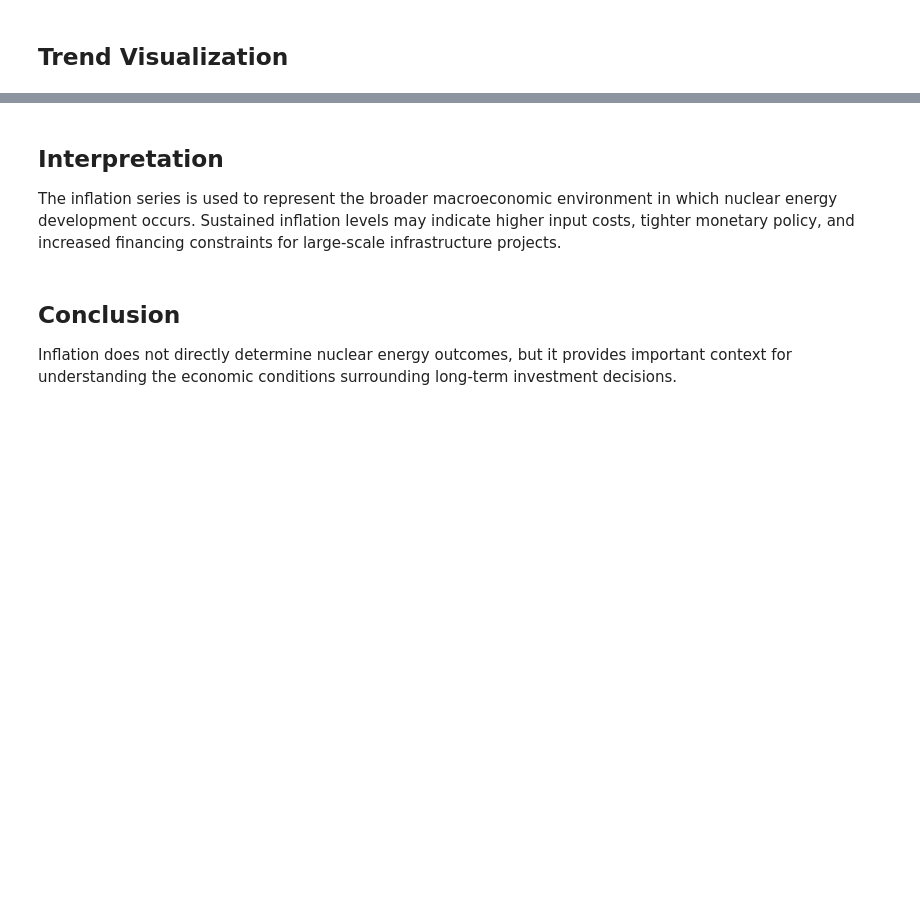
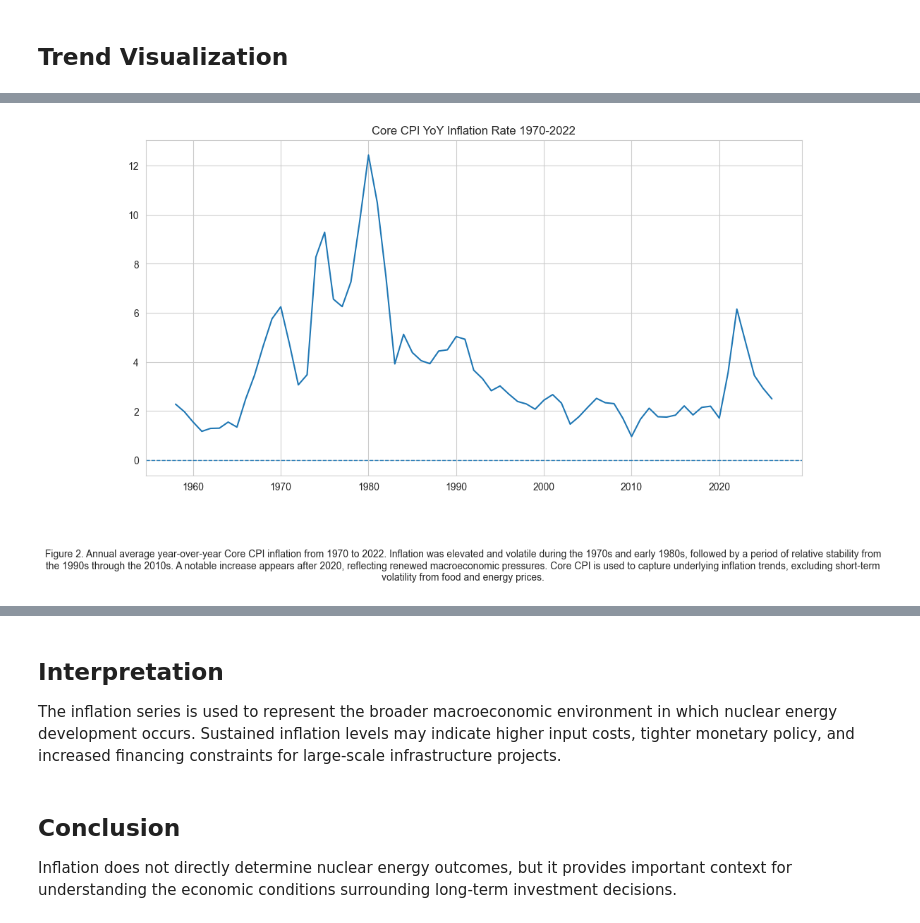
Before and after one commit to DwanjaiOprien/nuclear-energy-fiscal-analysis, a Jupyter notebook: fredNotebookAnalysis/inflation_analysis.ipynb, the cells around one changed output, grey strips where cells are left out. Cells and saved outputs as stored; diff of their text form; code cells hidden in the pictures; blank space fills up the shorter version.

```diff
--- a/fredNotebookAnalysis/inflation_analysis.ipynb
+++ b/fredNotebookAnalysis/inflation_analysis.ipynb
@@ -181,0 +254,22 @@ plt.show()
+# %%
+# Core cpi
+fig, ax = plt.subplots(figsize = (12,7))
+plt.axhline(0, linestyle='--', linewidth=1)
+ax.plot(inflation_yearly['year'], inflation_yearly['core_cpi_yoy'], label = "Core CPI YoY Inflation Rate")
+ax.set_title("Core CPI YoY Inflation Rate 1970-2022")
+
+caption_text = "Figure 2. Annual average year-over-year Core CPI inflation from 1970 to 2022. Inflation was elevated and volatile during the 1970s and early 1980s, followed by a period of relative stability from the 1990s through the 2010s. A notable increase appears after 2020, reflecting renewed macroeconomic pressures. Core CPI is used to capture underlying inflation trends, excluding short-term volatility from food and energy prices."
+fig.subplots_adjust(bottom=0.2)
+fig.text(
+    0.5,
+    0.05,
+    caption_text,
+    ha = 'center',
+    va = 'top',
+    fontsize = 10,
+    wrap = True
+
+)
+plt.show()
+# %% [output]
+[figure, added]
```
Also changed, not shown: parts of 15 cells of this notebook.
